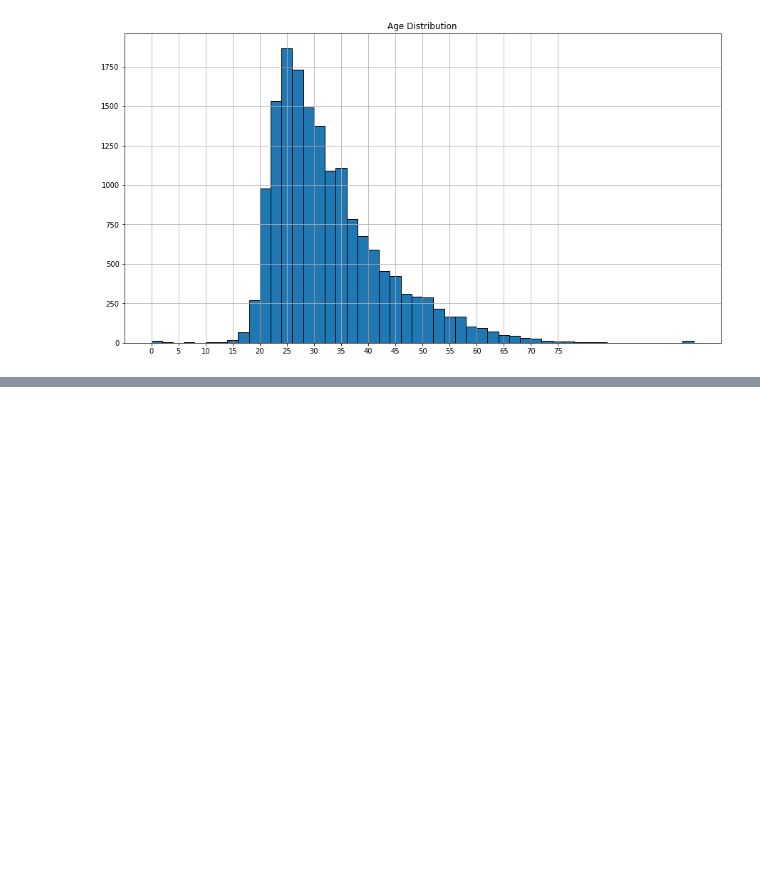
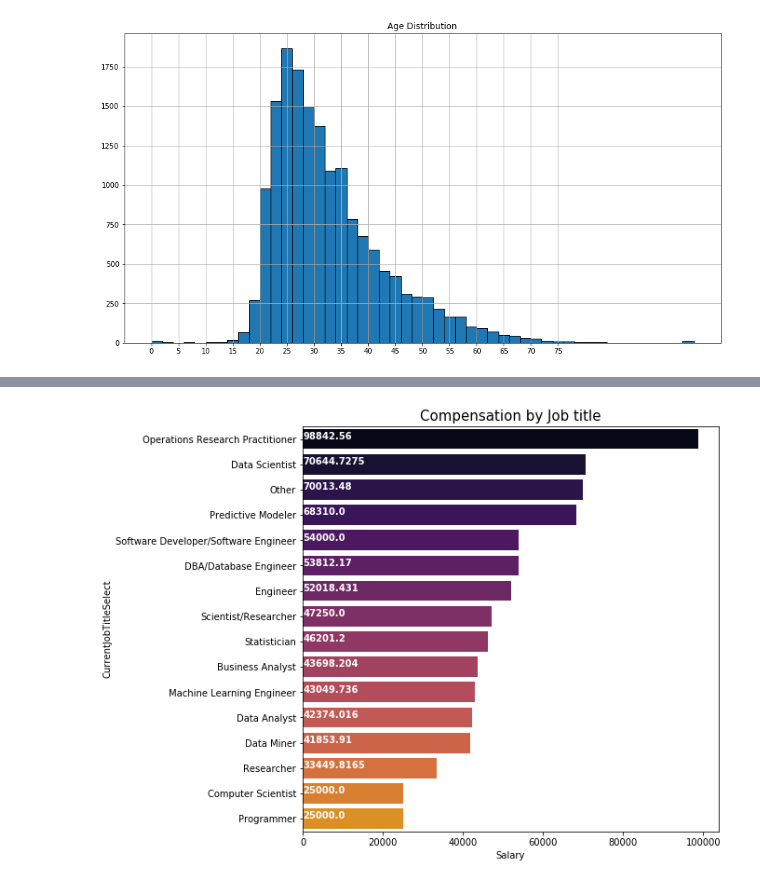
Before and after one commit to ArshadKhurshid/DataScience-Survey, a Jupyter notebook: ML_Kaggle_DS_Survey.ipynb, the cells around one changed output, grey strips where cells are left out. Cells and saved outputs as stored; diff of their text form; code cells hidden in the pictures; blank space fills up the shorter version.

```diff
--- a/ML_Kaggle_DS_Survey.ipynb
+++ b/ML_Kaggle_DS_Survey.ipynb
@@ -260,0 +273,11 @@ plt.show()
+# %%
+sal_job=salary.groupby('CurrentJobTitleSelect')['Salary'].median().to_frame().sort_values(by='Salary', ascending=False)
+ax=sns.barplot(sal_job.Salary, sal_job.index, palette=sns.color_palette('inferno',20))
+plt.title('Compensation by Job title', size=15)
+for i, v in enumerate(sal_job.Salary):
+    ax.text(.5, i, v,fontsize=10,color='white',weight='bold')
+fig=plt.gcf()
+fig.set_size_inches(8,8)
+plt.show()
+# %% [output]
+[figure, added]
```
Also changed, not shown: parts of 4 cells of this notebook.
